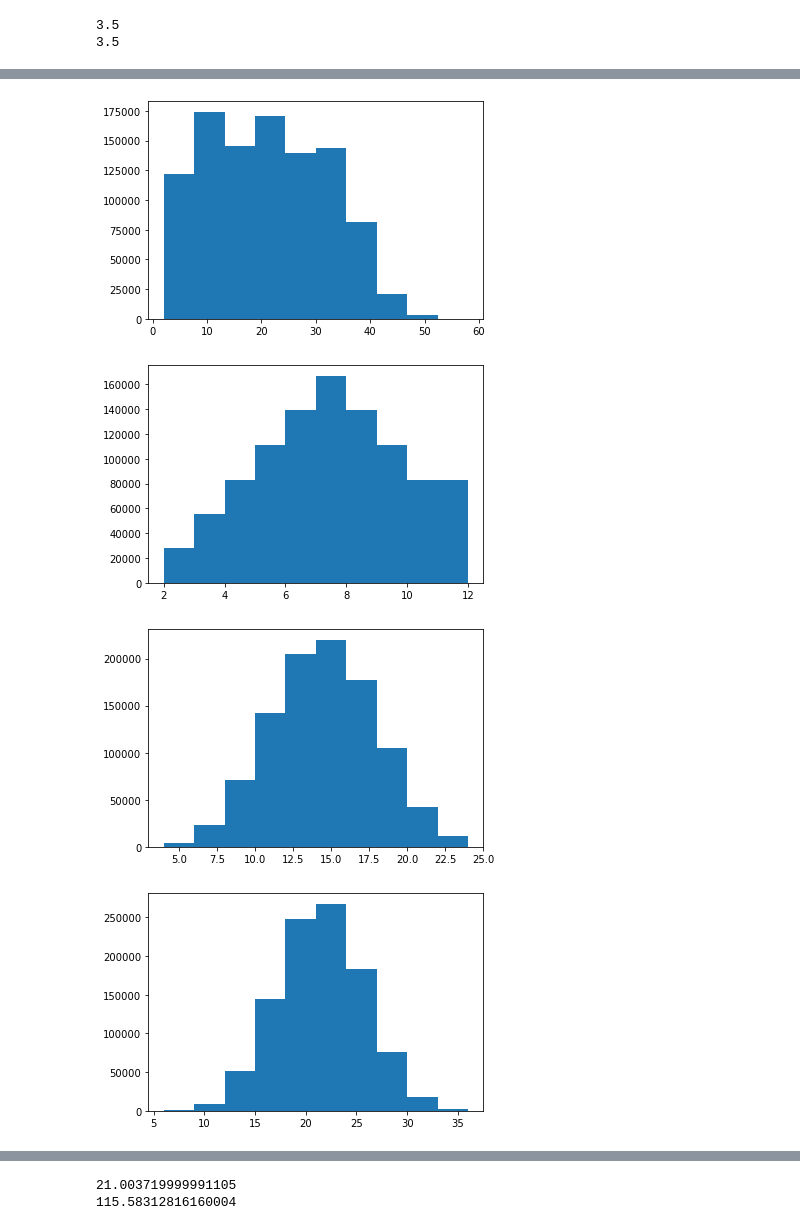
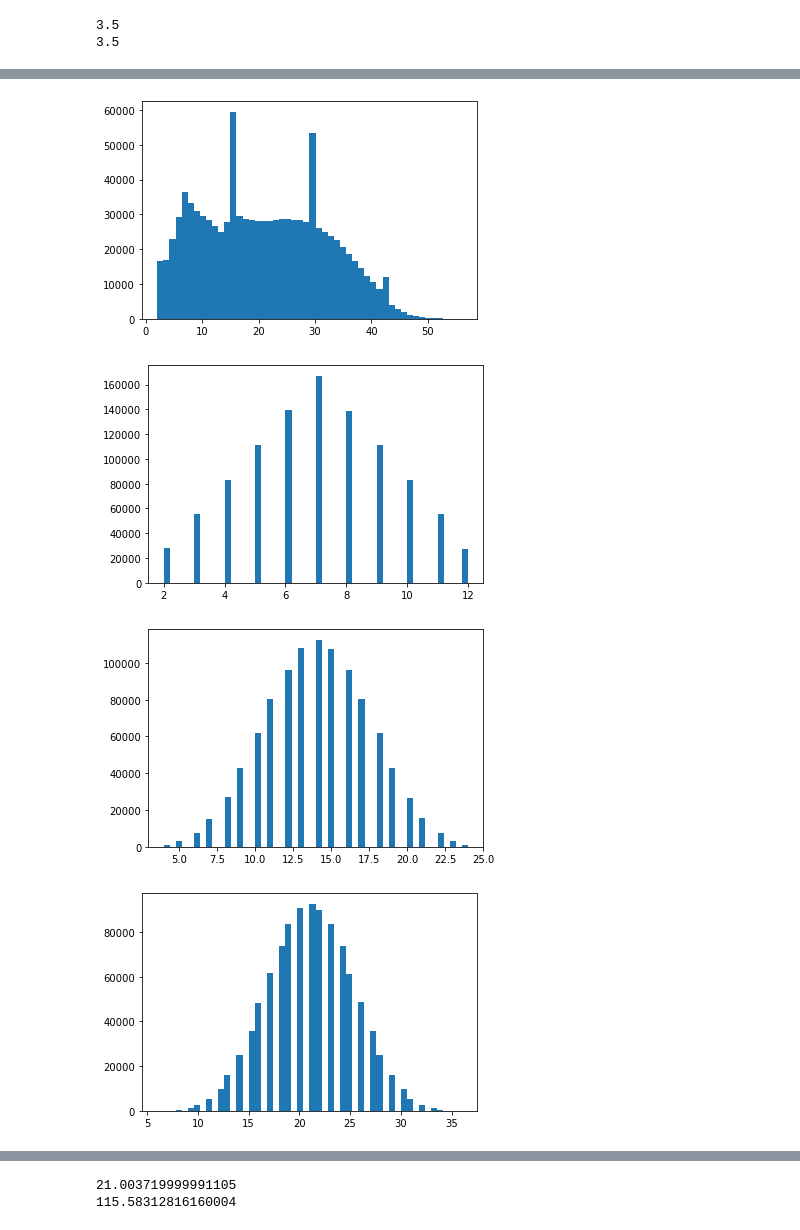
Before and after one commit to darinabzhinaeva/homework_12.09.20, a Jupyter notebook: homework3.ipynb, the cells around one changed output, grey strips where cells are left out. Saved outputs shown, nothing was run; the diff lists cells and outputs as text; code cells hidden in the pictures.

```diff
--- a/homework3.ipynb
+++ b/homework3.ipynb
@@ -48,27 +48,27 @@ f6 = [flip_n(6) for i in range(200000)]
 f8 = [flip_n(8) for i in range(200000)]
 f10 = [flip_n(10) for i in range(200000)]
 f = f2 + f4 + f6 + f8 + f10
-plt.hist(f)
+plt.hist(f, bins=50)
 plt.show()
 # %% [output]
-[figure, old version]
+[figure, new version]
 # %%
 f2 = [flip_n(2) for i in range(1000000)]
-plt.hist(f2)
+plt.hist(f2, bins=50)
 plt.show()
 # %% [output]
-[figure, old version]
+[figure, new version]
 # %%
 f4 = [flip_n(4) for i in range(1000000)]
-plt.hist(f4)
+plt.hist(f4, bins=50)
 plt.show()
 # %% [output]
-[figure, old version]
+[figure, new version]
 # %%
 f6 = [flip_n(6) for i in range(1000000)]
-plt.hist(f6)
+plt.hist(f6, bins=50)
 plt.show()
 # %% [output]
-[figure, old version]
+[figure, new version]
 # %%
 f8 = [flip_n(8) for i in range(1000000)]
```
Also changed, not shown: parts of 3 cells of this notebook.
